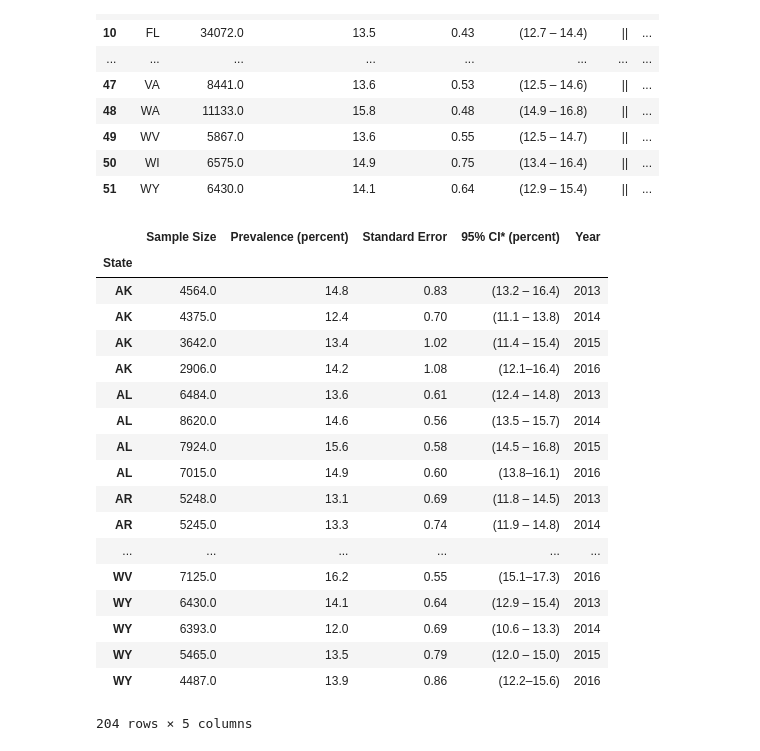
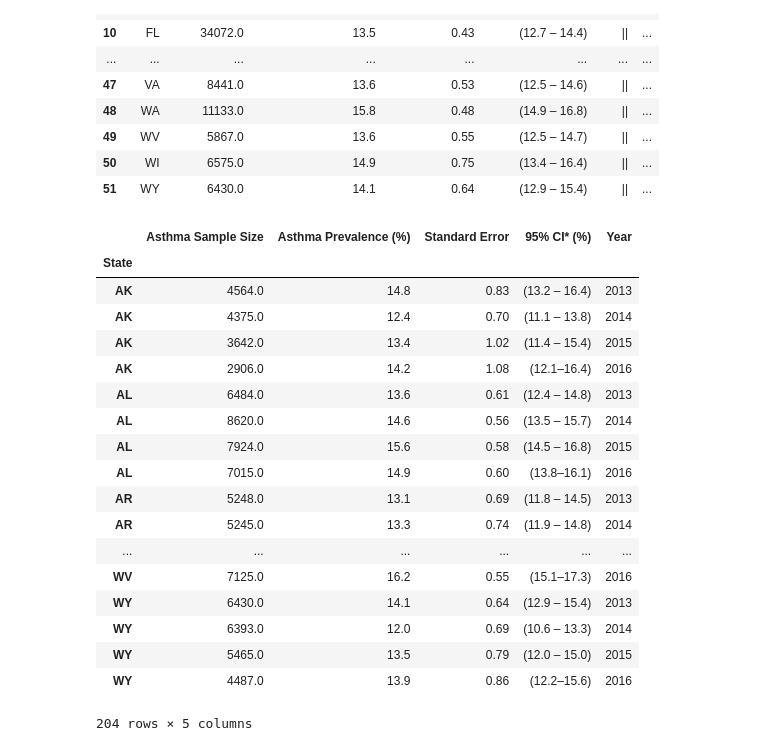
Before and after one commit to emilou1981/ETL-Project, a Jupyter notebook: Asthma.ipynb, the cells around one changed output. Saved outputs shown, nothing was run; the diff lists cells and outputs as text; code cells hidden in the pictures.

Commit message:
Modified column names in Asthma.

```diff
--- a/Asthma.ipynb
+++ b/Asthma.ipynb
@@ -179,11 +179,12 @@ See the caveats in the documentation: http://pandas.pydata.org/pandas-docs/stabl
 # %%
 combined_df=pd.concat([asthma_2013, asthma_2014,asthma_2015, asthma_2016])
 combined_df=combined_df.sort_values(by=['State', 'Year'])
 combined_df=combined_df.drop(['|| || ||', 'Prevalence (number)', '95% CI* (number)'], axis=1)
 combined_df=combined_df.set_index('State')
+combined_df=combined_df.rename(columns={'Sample Size':'Asthma Sample Size', 'Prevalence (percent)':'Asthma Prevalence (%)', '95% CI* (percent)':'95% CI* (%)'})
 combined_df
 # %% [output]
-|  | Sample Size | Prevalence (percent) | Standard Error | 95% CI* (percent) | Year |
+|  | Asthma Sample Size | Asthma Prevalence (%) | Standard Error | 95% CI* (%) | Year |
 | State |  |  |  |  |  |
 | AK | 4564.0 | 14.8 | 0.83 | (13.2 – 16.4) | 2013 |
 | AK | 4375.0 | 12.4 | 0.70 | (11.1 – 13.8) | 2014 |
```
